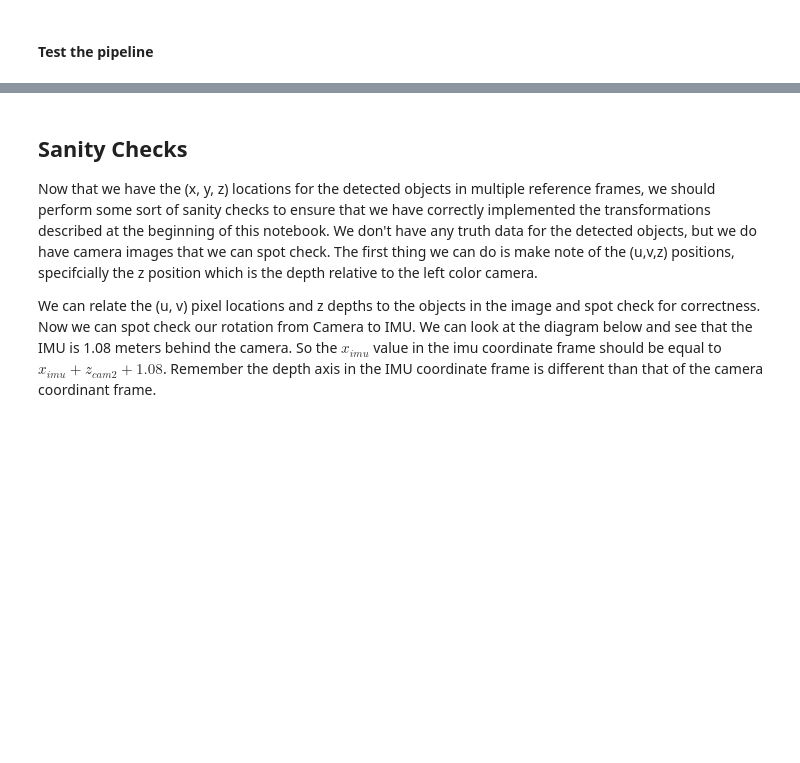
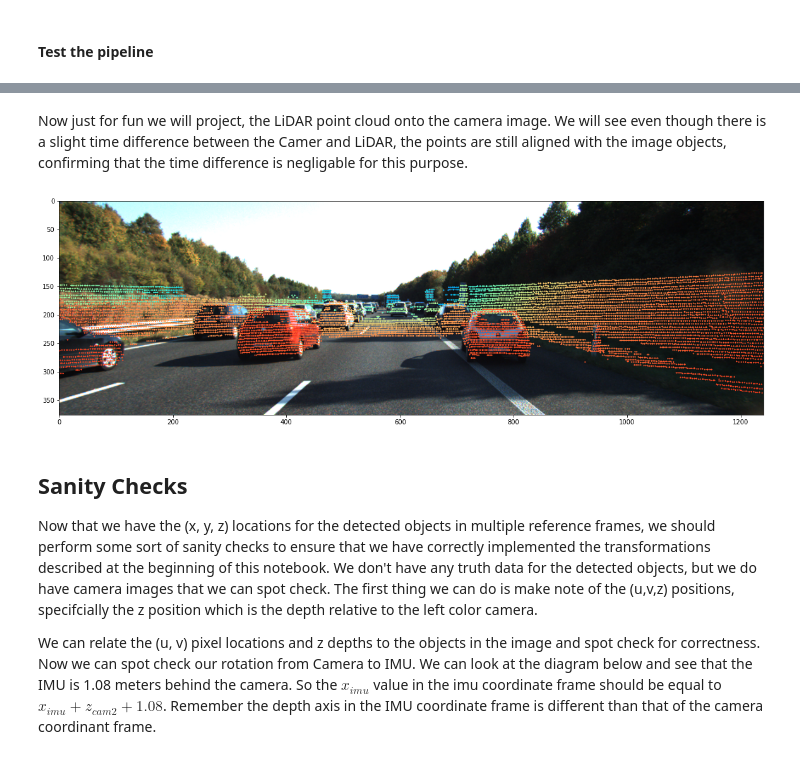
Before and after one commit to itberrios/CV_tracking, a Jupyter notebook: kitti_tracker/1_kitti_object_detection_lidar.ipynb, the cells around one changed output, grey strips where cells are left out. Saved outputs shown, nothing was run; the diff lists cells and outputs as text; code cells hidden in the pictures; blank space fills up the shorter version.

Commit message:
Added LiDAR projection onto image

```diff
--- a/kitti_tracker/1_kitti_object_detection_lidar.ipynb
+++ b/kitti_tracker/1_kitti_object_detection_lidar.ipynb
@@ -605,3 +604,12 @@ plt.imshow(stacked);
+# %% [markdown]
+Now just for fun we will project, the LiDAR point cloud onto the camera image. We will see even though there is a slight time difference between the Camer and LiDAR, the points are still aligned with the image objects, confirming that the time difference is negligable for this purpose.
+# %%
+left_image_2 = cv2.cvtColor(cv2.imread(left_image_paths[index]), cv2.COLOR_BGR2RGB)
+velo_image_2 = draw_velo_on_image(velo_uvz, left_image_2)
+
+plt.imshow(velo_image_2);
+# %% [output]
+[figure, added]
 # %% [markdown]
 ## **Sanity Checks**
 
```
Also changed, not shown: parts of 6 cells of this notebook.
